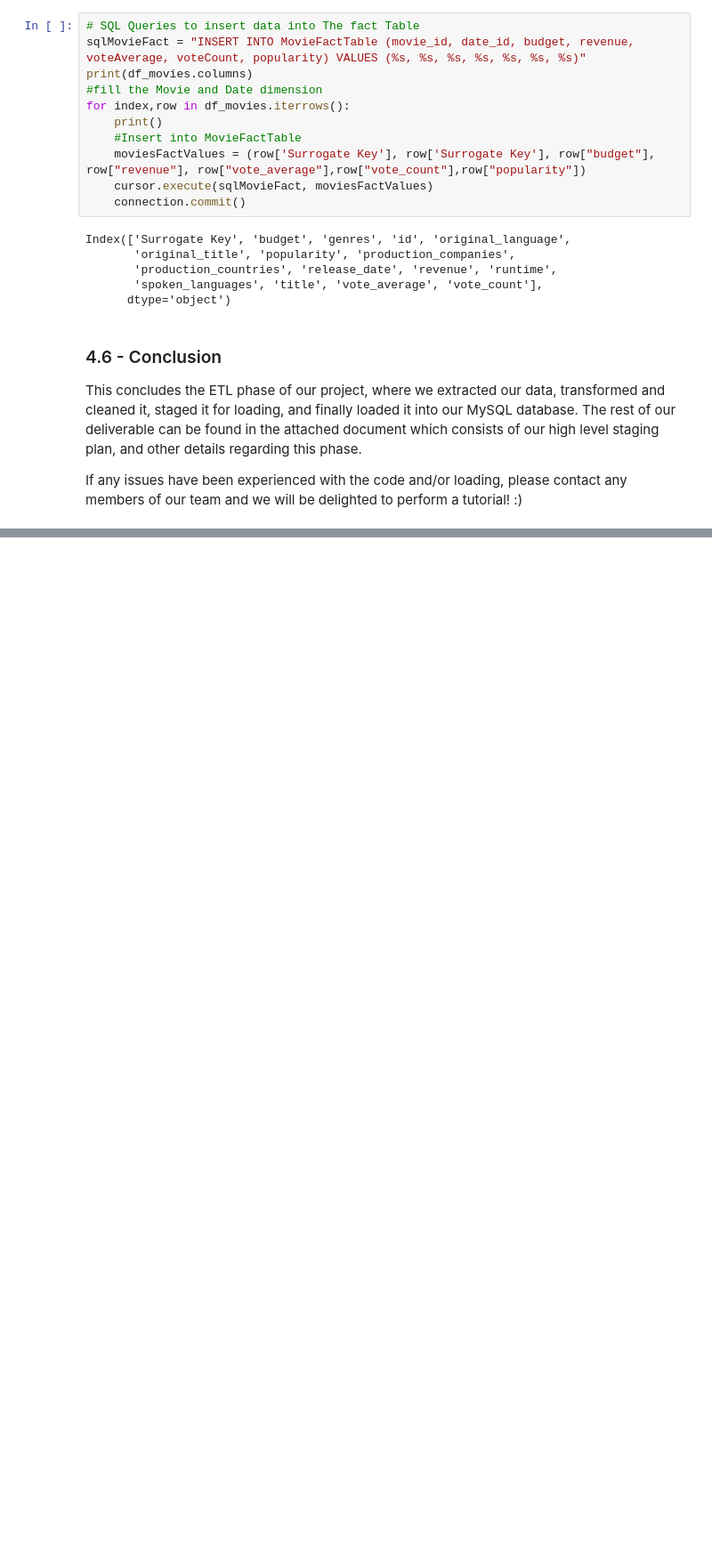
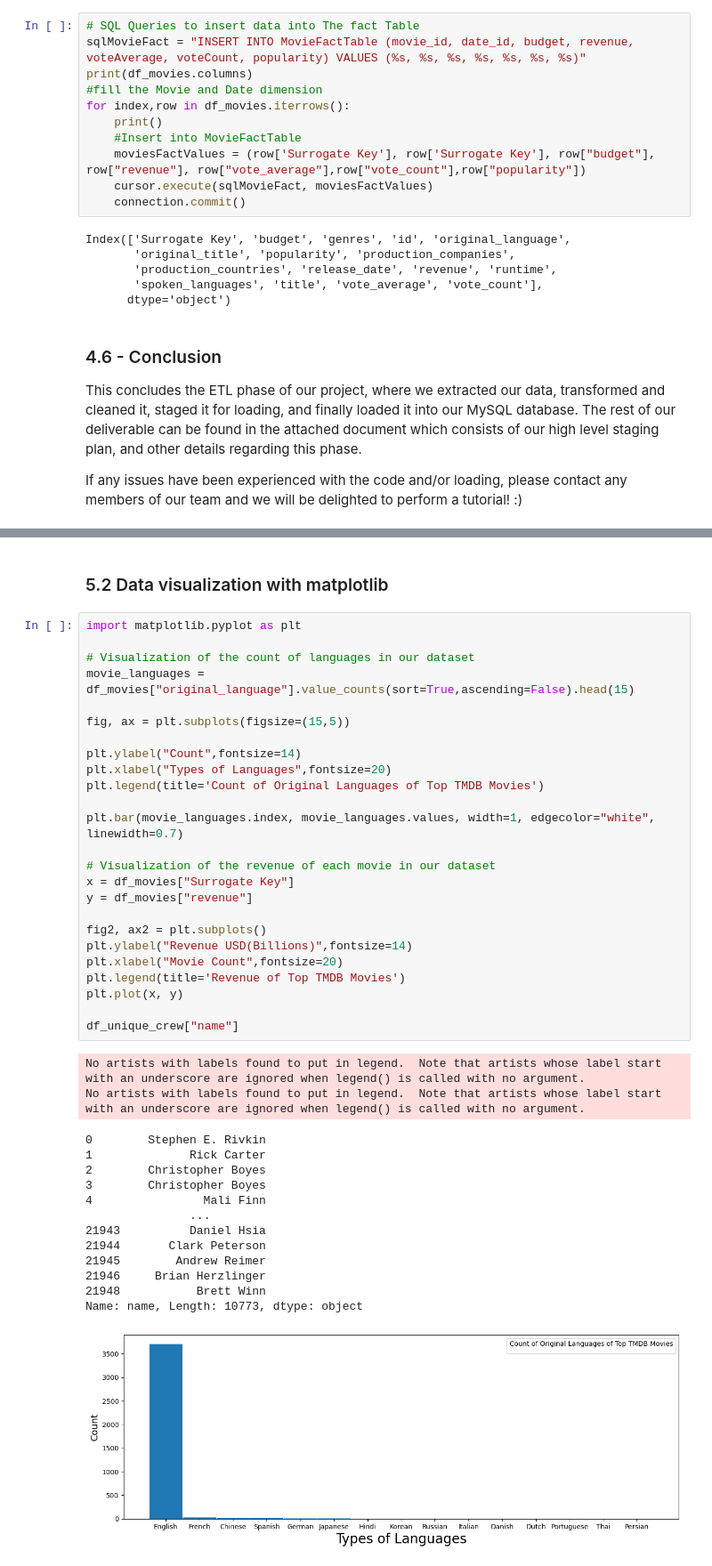
Before and after one commit to yazzylazy/Top-5000-TMDB-Movies-Analysis, a Jupyter notebook: etl_script.ipynb, the cells around one changed output, grey strips where cells are left out. Shown at 89% size. Cells and saved outputs as stored; diff of their text form; blank space fills up the shorter version.

Commit message:
added 2 histograms and started pre-processing data with sickit-learn

```diff
--- a/etl_script.ipynb
+++ b/etl_script.ipynb
@@ -840,0 +873,43 @@ Within this phase of our deliverable we will be preproeccsing our data using sic
+# %% [markdown]
+### 5.2 Data visualization with matplotlib
+# %%
+import matplotlib.pyplot as plt
+
+# Visualization of the count of languages in our dataset
+movie_languages = df_movies["original_language"].value_counts(sort=True,ascending=False).head(15)
+
+fig, ax = plt.subplots(figsize=(15,5))
+
+plt.ylabel("Count",fontsize=14)
+plt.xlabel("Types of Languages",fontsize=20)
+plt.legend(title='Count of Original Languages of Top TMDB Movies')
+
+plt.bar(movie_languages.index, movie_languages.values, width=1, edgecolor="white", linewidth=0.7)
+
+# Visualization of the revenue of each movie in our dataset
+x = df_movies["Surrogate Key"]
+y = df_movies["revenue"]
+
+fig2, ax2 = plt.subplots()
+plt.ylabel("Revenue USD(Billions)",fontsize=14)
+plt.xlabel("Movie Count",fontsize=20)
+plt.legend(title='Revenue of Top TMDB Movies')
+plt.plot(x, y)
+
+df_unique_crew["name"]
+# %% [output]
+No artists with labels found to put in legend.  Note that artists whose label start with an underscore are ignored when legend() is called with no argument.
+No artists with labels found to put in legend.  Note that artists whose label start with an underscore are ignored when legend() is called with no argument.
+0        Stephen E. Rivkin
+1              Rick Carter
+2        Christopher Boyes
+3        Christopher Boyes
+4                Mali Finn
+               ...
+21943          Daniel Hsia
+21944       Clark Peterson
+21945        Andrew Reimer
+21946     Brian Herzlinger
+21948           Brett Winn
+Name: name, Length: 10773, dtype: object
+[figure, added]
```
Also changed, not shown: parts of 12 cells of this notebook.
